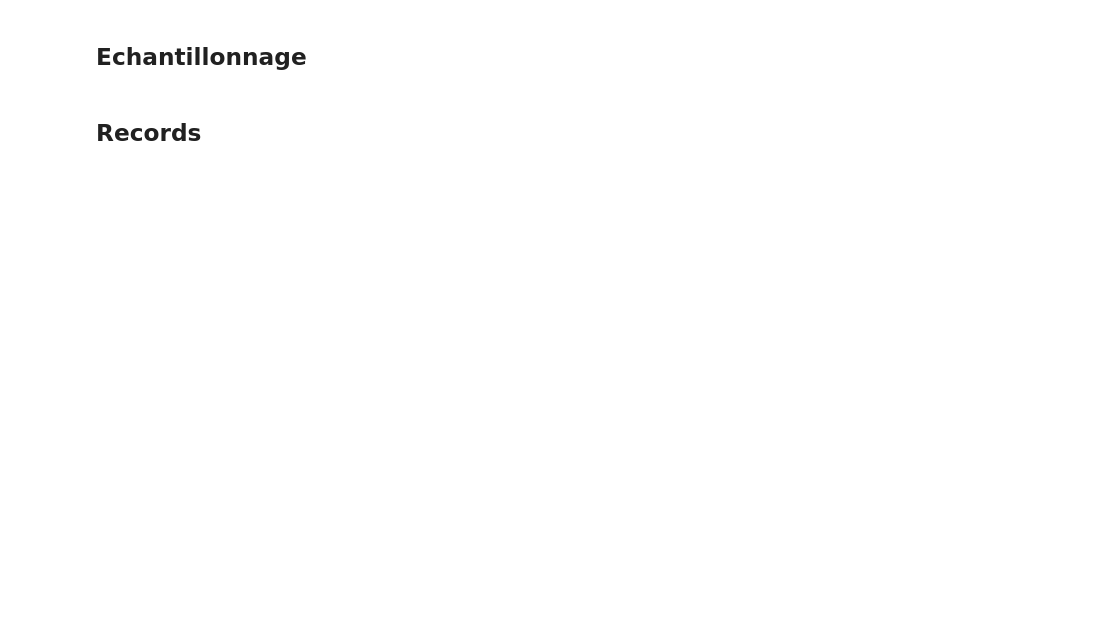
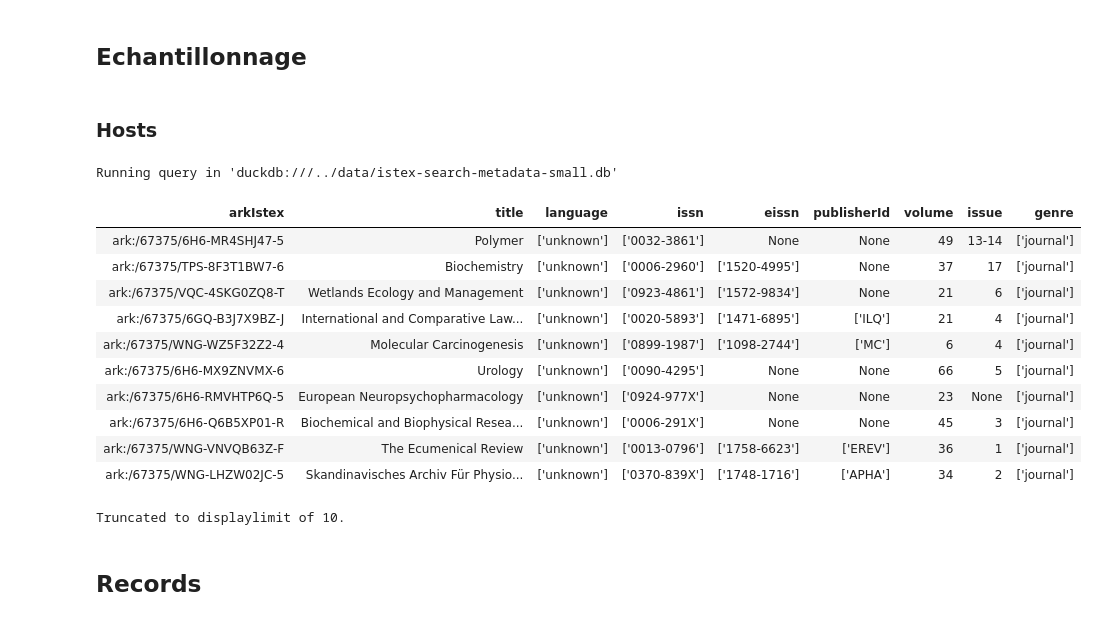
Before and after one commit to OcrIstex/ocr-istex, a Jupyter notebook: OCR dans Istex.ipynb, the cells around one changed output. Saved outputs shown, nothing was run; the diff lists cells and outputs as text; code cells hidden in the pictures; blank space fills up the shorter version.

```diff
--- a/OCR dans Istex.ipynb
+++ b/OCR dans Istex.ipynb
@@ -10,5 +6,27 @@ Connecting to 'duckdb:///../data/istex-search-metadata.db'
 # %% [markdown]
 ## Echantillonnage
+# %% [markdown]
+### Hosts
+# %%
+%%sql
+SELECT
+  *
+FROM
+  hosts USING SAMPLE 1000 (reservoir);
+# %% [output]
+Running query in 'duckdb:///../data/istex-search-metadata-small.db'
+| arkIstex | title | language | issn | eissn | publisherId | volume | issue | genre |
+| ark:/67375/6H6-MR4SHJ47-5 | Polymer | ['unknown'] | ['0032-3861'] | None | None | 49 | 13-14 | ['journal'] |
+| ark:/67375/TPS-8F3T1BW7-6 | Biochemistry | ['unknown'] | ['0006-2960'] | ['1520-4995'] | None | 37 | 17 | ['journal'] |
+| ark:/67375/VQC-4SKG0ZQ8-T | Wetlands Ecology and Management | ['unknown'] | ['0923-4861'] | ['1572-9834'] | None | 21 | 6 | ['journal'] |
+| ark:/67375/6GQ-B3J7X9BZ-J | International and Comparative Law... | ['unknown'] | ['0020-5893'] | ['1471-6895'] | ['ILQ'] | 21 | 4 | ['journal'] |
+| ark:/67375/WNG-WZ5F32Z2-4 | Molecular Carcinogenesis | ['unknown'] | ['0899-1987'] | ['1098-2744'] | ['MC'] | 6 | 4 | ['journal'] |
+| ark:/67375/6H6-MX9ZNVMX-6 | Urology | ['unknown'] | ['0090-4295'] | None | None | 66 | 5 | ['journal'] |
+| ark:/67375/6H6-RMVHTP6Q-5 | European Neuropsychopharmacology | ['unknown'] | ['0924-977X'] | None | None | 23 | None | ['journal'] |
+| ark:/67375/6H6-Q6B5XP01-R | Biochemical and Biophysical Resea... | ['unknown'] | ['0006-291X'] | None | None | 45 | 3 | ['journal'] |
+| ark:/67375/WNG-VNVQB63Z-F | The Ecumenical Review | ['unknown'] | ['0013-0796'] | ['1758-6623'] | ['EREV'] | 36 | 1 | ['journal'] |
+| ark:/67375/WNG-LHZW02JC-5 | Skandinavisches Archiv Für Physio... | ['unknown'] | ['0370-839X'] | ['1748-1716'] | ['APHA'] | 34 | 2 | ['journal'] |
+Truncated to displaylimit of 10.
 # %% [markdown]
 ## Records
 # %%
```
Also changed, not shown: parts of 16 cells of this notebook.
